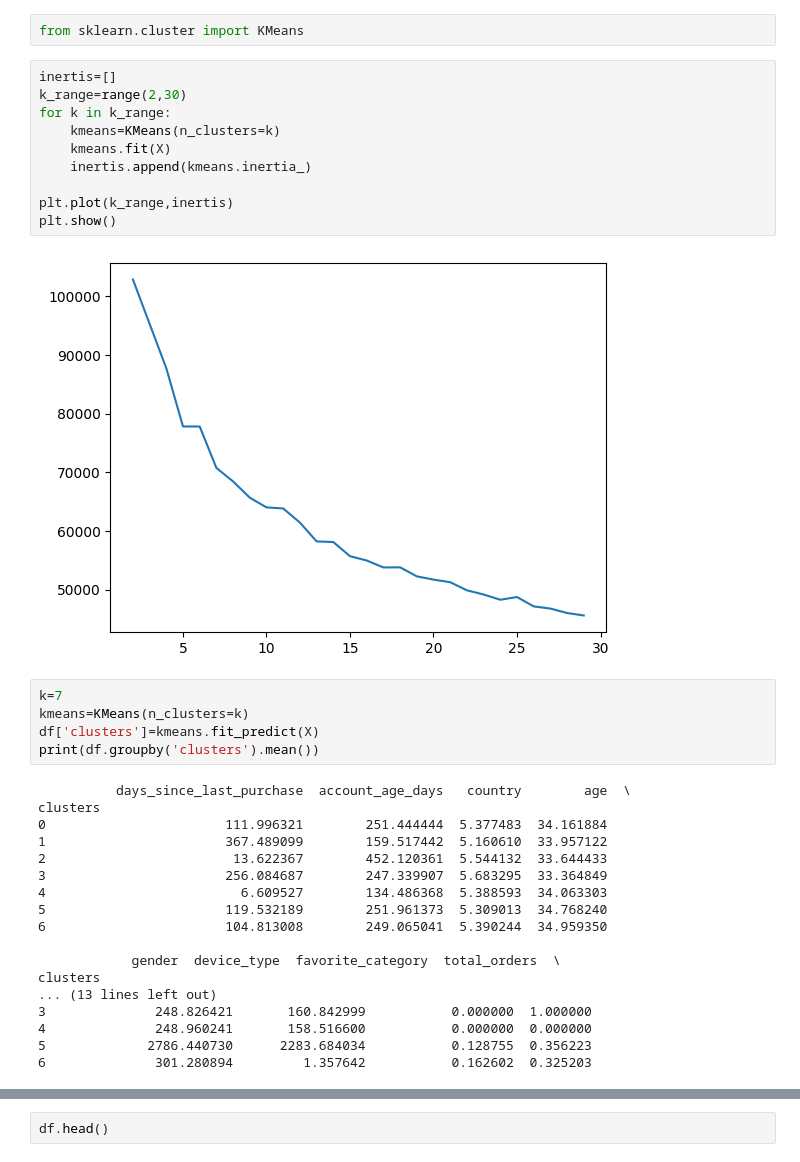
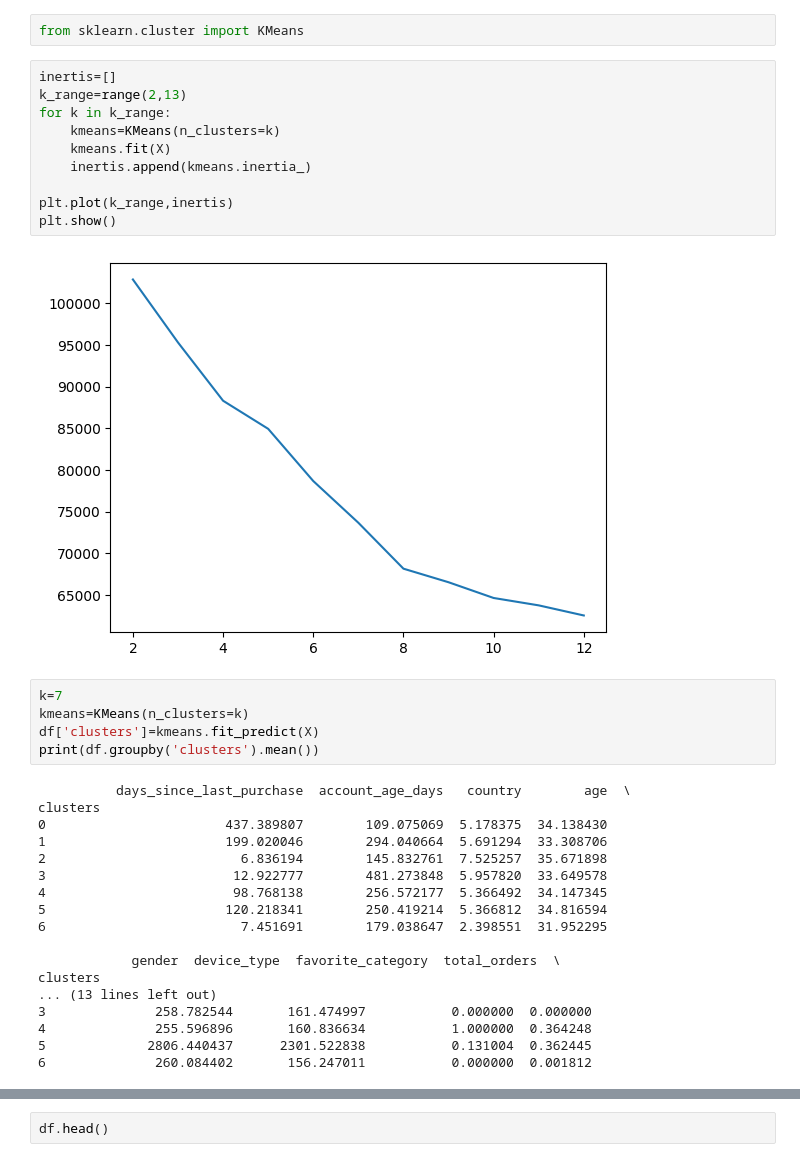
Before and after one commit to Ryanrezzz/ChurnPrediction, a Jupyter notebook: 1.ipynb, the cells around one changed output, grey strips where cells are left out. Drawn from its saved outputs; the diff is of its cells as text.

```diff
--- a/1.ipynb
+++ b/1.ipynb
@@ -115,16 +115,16 @@ array([ 3.42850419, -1.21879421,  1.2222813 ,  0.54034537, -0.98204639,
 from sklearn.cluster import KMeans
 # %%
 inertis=[]
-k_range=range(2,30)
+k_range=range(2,13)
 for k in k_range:
     kmeans=KMeans(n_clusters=k)
     kmeans.fit(X)
     inertis.append(kmeans.inertia_)
 
 plt.plot(k_range,inertis)
 plt.show()
 # %% [output]
-[figure, old version]
+[figure, new version]
 # %%
 k=7
 kmeans=KMeans(n_clusters=k)
@@ -133,21 +133,21 @@ print(df.groupby('clusters').mean())
 # %% [output]
           days_since_last_purchase  account_age_days   country        age  \
 clusters
-0                       111.996321        251.444444  5.377483  34.161884
-1                       367.489099        159.517442  5.160610  33.957122
-2                        13.622367        452.120361  5.544132  33.644433
-3                       256.084687        247.339907  5.683295  33.364849
-4                         6.609527        134.486368  5.388593  34.063303
-5                       119.532189        251.961373  5.309013  34.768240
-6                       104.813008        249.065041  5.390244  34.959350
+0                       437.389807        109.075069  5.178375  34.138430
+1                       199.020046        294.040664  5.691294  33.308706
+2                         6.836194        145.832761  7.525257  35.671898
+3                        12.922777        481.273848  5.957820  33.649578
+4                        98.768138        256.572177  5.366492  34.147345
+5                       120.218341        250.419214  5.366812  34.816594
+6                         7.451691        179.038647  2.398551  31.952295
 
             gender  device_type  favorite_category  total_orders  \
 clusters
 ... (13 lines left out)
-3              248.826421       160.842999           0.000000  1.000000
-4              248.960241       158.516600           0.000000  0.000000
-5             2786.440730      2283.684034           0.128755  0.356223
-6              301.280894         1.357642           0.162602  0.325203
+3              258.782544       161.474997           0.000000  0.000000
+4              255.596896       160.836634           1.000000  0.364248
+5             2806.440437      2301.522838           0.131004  0.362445
+6              260.084402       156.247011           0.000000  0.001812
 # %%
 cluster_summary = df.groupby('clusters')[[
     'days_since_last_purchase',  # Recency
```
Also changed, not shown: parts of 12 cells of this notebook, 2 other files.
